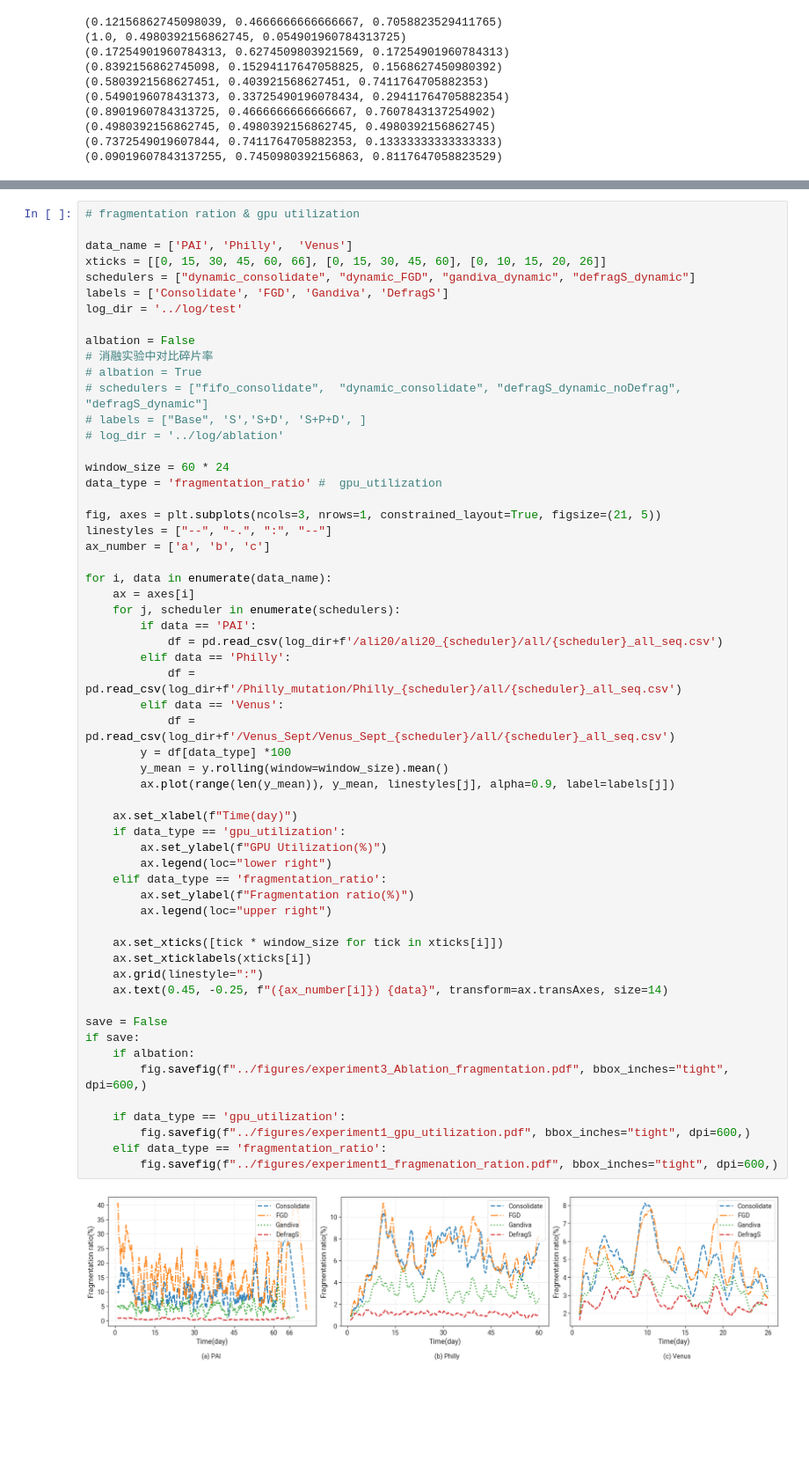
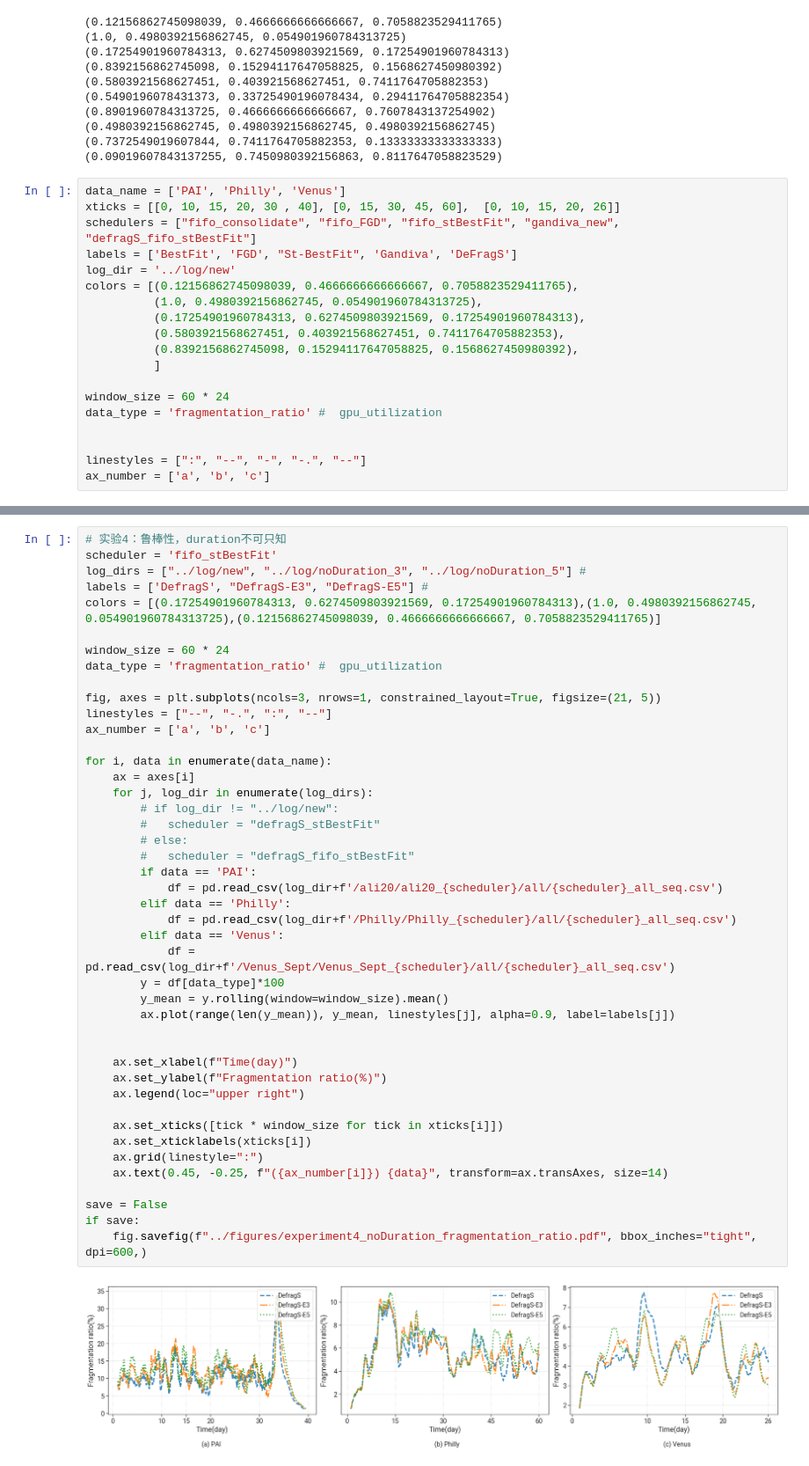
Before and after one commit to CUG-nhf/simulator, a Jupyter notebook: plot/result_plot.ipynb, the cells around one changed output, grey strips where cells are left out. Shown: that part at 88% size. Drawn from its saved outputs; the diff is of its cells as text; blank space fills up the shorter version.

```diff
--- a/plot/result_plot.ipynb
+++ b/plot/result_plot.ipynb
@@ -34,3 +34,22 @@ for color in current_palette:
 (0.4980392156862745, 0.4980392156862745, 0.4980392156862745)
 (0.7372549019607844, 0.7411764705882353, 0.13333333333333333)
 (0.09019607843137255, 0.7450980392156863, 0.8117647058823529)
+# %%
+data_name = ['PAI', 'Philly', 'Venus']
+xticks = [[0, 10, 15, 20, 30 , 40], [0, 15, 30, 45, 60],  [0, 10, 15, 20, 26]]
+schedulers = ["fifo_consolidate", "fifo_FGD", "fifo_stBestFit", "gandiva_new", "defragS_fifo_stBestFit"]
+labels = ['BestFit', 'FGD', "St-BestFit", 'Gandiva', 'DeFragS']
+log_dir = '../log/new'
+colors = [(0.12156862745098039, 0.4666666666666667, 0.7058823529411765),
+		  (1.0, 0.4980392156862745, 0.054901960784313725),
+		  (0.17254901960784313, 0.6274509803921569, 0.17254901960784313),
+		  (0.5803921568627451, 0.403921568627451, 0.7411764705882353),
+		  (0.8392156862745098, 0.15294117647058825, 0.1568627450980392),
+		  ]
+
+window_size = 60 * 24
+data_type = 'fragmentation_ratio' #  gpu_utilization
+
+
+linestyles = [":", "--", "-", "-.", "--"]
+ax_number = ['a', 'b', 'c']
@@ -37,60 +183,46 @@ for color in current_palette:
 # %%
-# fragmentation ration & gpu utilization
-
-data_name = ['PAI', 'Philly',  'Venus']
-xticks = [[0, 15, 30, 45, 60, 66], [0, 15, 30, 45, 60], [0, 10, 15, 20, 26]]
-schedulers = ["dynamic_consolidate", "dynamic_FGD", "gandiva_dynamic", "defragS_dynamic"]
-labels = ['Consolidate', 'FGD', 'Gandiva', 'DefragS']
-log_dir = '../log/test'
-
-albation = False
-# 消融实验中对比碎片率
-# albation = True
-# schedulers = ["fifo_consolidate",  "dynamic_consolidate", "defragS_dynamic_noDefrag", "defragS_dynamic"]
-# labels = ["Base", 'S','S+D', 'S+P+D', ]
-# log_dir = '../log/ablation'
+# 实验4：鲁棒性，duration不可只知
+scheduler = 'fifo_stBestFit'
+log_dirs = ["../log/new", "../log/noDuration_3", "../log/noDuration_5"] #
+labels = ['DefragS', "DefragS-E3", "DefragS-E5"] #
+colors = [(0.17254901960784313, 0.6274509803921569, 0.17254901960784313),(1.0, 0.4980392156862745, 0.054901960784313725),(0.12156862745098039, 0.4666666666666667, 0.7058823529411765)]
 
 window_size = 60 * 24
 data_type = 'fragmentation_ratio' #  gpu_utilization
 
 fig, axes = plt.subplots(ncols=3, nrows=1, constrained_layout=True, figsize=(21, 5))
 linestyles = ["--", "-.", ":", "--"]
 ax_number = ['a', 'b', 'c']
 
 for i, data in enumerate(data_name):
 	ax = axes[i]
-	for j, scheduler in enumerate(schedulers):
+	for j, log_dir in enumerate(log_dirs):
+		# if log_dir != "../log/new":
+		# 	scheduler = "defragS_stBestFit"
+		# else:
+		# 	scheduler = "defragS_fifo_stBestFit"
 		if data == 'PAI':
 			df = pd.read_csv(log_dir+f'/ali20/ali20_{scheduler}/all/{scheduler}_all_seq.csv')
 		elif data == 'Philly':
-			df = pd.read_csv(log_dir+f'/Philly_mutation/Philly_{scheduler}/all/{scheduler}_all_seq.csv')
+			df = pd.read_csv(log_dir+f'/Philly/Philly_{scheduler}/all/{scheduler}_all_seq.csv')
 		elif data == 'Venus':
 			df = pd.read_csv(log_dir+f'/Venus_Sept/Venus_Sept_{scheduler}/all/{scheduler}_all_seq.csv')
-		y = df[data_type] *100
+		y = df[data_type]*100
 		y_mean = y.rolling(window=window_size).mean()
 		ax.plot(range(len(y_mean)), y_mean, linestyles[j], alpha=0.9, label=labels[j])
 
+
 	ax.set_xlabel(f"Time(day)")
-	if data_type == 'gpu_utilization':
-		ax.set_ylabel(f"GPU Utilization(%)")
-		ax.legend(loc="lower right")
-	elif data_type == 'fragmentation_ratio':
-		ax.set_ylabel(f"Fragmentation ratio(%)")
-		ax.legend(loc="upper right")
+	ax.set_ylabel(f"Fragmentation ratio(%)")
+	ax.legend(loc="upper right")
 
 	ax.set_xticks([tick * window_size for tick in xticks[i]])
 	ax.set_xticklabels(xticks[i])
 	ax.grid(linestyle=":")
 	ax.text(0.45, -0.25, f"({ax_number[i]}) {data}", transform=ax.transAxes, size=14)
 
 save = False
 if save:
-	if albation:
-		fig.savefig(f"../figures/experiment3_Ablation_fragmentation.pdf", bbox_inches="tight", dpi=600,)
-
-	if data_type == 'gpu_utilization':
-		fig.savefig(f"../figures/experiment1_gpu_utilization.pdf", bbox_inches="tight", dpi=600,)
-	elif data_type == 'fragmentation_ratio':
-		fig.savefig(f"../figures/experiment1_fragmenation_ration.pdf", bbox_inches="tight", dpi=600,)
+	fig.savefig(f"../figures/experiment4_noDuration_fragmentation_ratio.pdf", bbox_inches="tight", dpi=600,)
 # %% [output]
-[figure, old version]
+[figure, new version]
```
Also changed, not shown: parts of 12 cells of this notebook, 21 other files.
